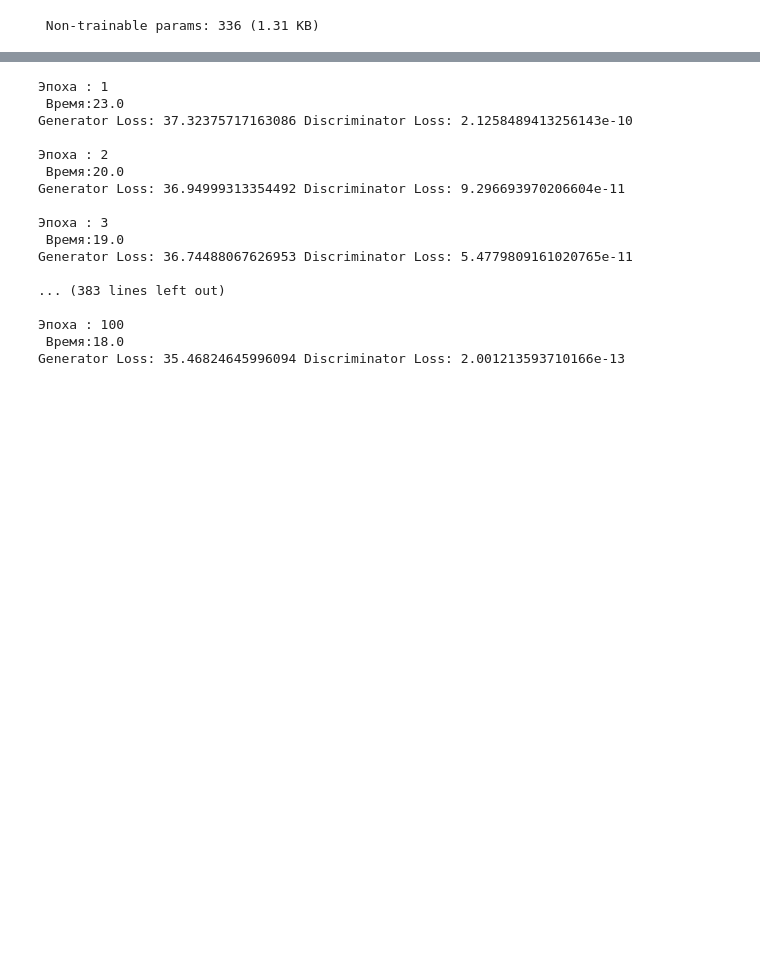
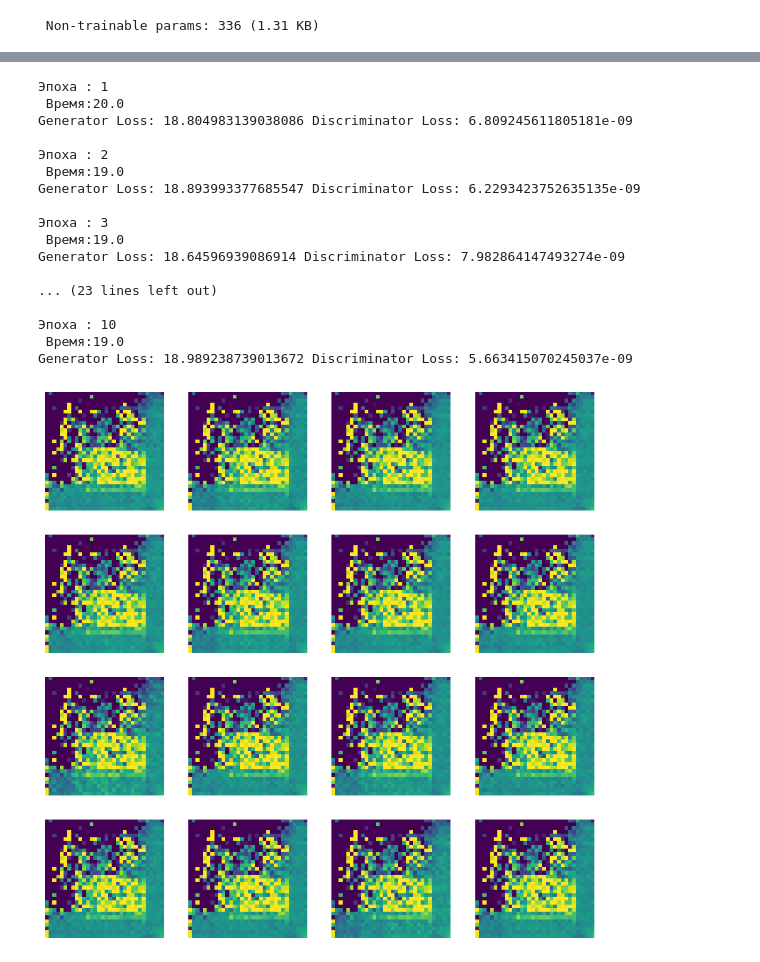
Before and after one commit to Maxxx-VS/The-Founder, a Jupyter notebook: 35_4_GAN_MNIST_fashion.ipynb, the cells around one changed output, grey strips where cells are left out. Cells and saved outputs as stored; diff of their text form; code cells hidden in the pictures; blank space fills up the shorter version.

```diff
--- a/35_4_GAN_MNIST_fashion.ipynb
+++ b/35_4_GAN_MNIST_fashion.ipynb
@@ -303,25 +303,39 @@ def train(epochs, dataset):
         G_loss.append(loss['gen_loss'])
     return (G_loss, D_loss)
 # %%
-G, D = train(100, dataset)
+G, D = train(10, dataset)
 # %% [output]
 Эпоха : 1
- Время:23.0
-Generator Loss: 37.32375717163086 Discriminator Loss: 2.1258489413256143e-10
+ Время:20.0
+Generator Loss: 18.804983139038086 Discriminator Loss: 6.809245611805181e-09
 
 Эпоха : 2
- Время:20.0
-Generator Loss: 36.94999313354492 Discriminator Loss: 9.296693970206604e-11
+ Время:19.0
+Generator Loss: 18.893993377685547 Discriminator Loss: 6.2293423752635135e-09
 
 Эпоха : 3
  Время:19.0
-Generator Loss: 36.74488067626953 Discriminator Loss: 5.4779809161020765e-11
+Generator Loss: 18.64596939086914 Discriminator Loss: 7.982864147493274e-09
 
-... (383 lines left out)
+... (23 lines left out)
 
-Эпоха : 100
- Время:18.0
-Generator Loss: 35.46824645996094 Discriminator Loss: 2.001213593710166e-13
+Эпоха : 10
+ Время:19.0
+Generator Loss: 18.989238739013672 Discriminator Loss: 5.663415070245037e-09
+# %%
+def plot_generated_images(square = 4):
+    plt.figure(figsize = (10,10))
+    for i in range(square * square):
+        plt.subplot(square, square, i+1)
+        noise = np.random.normal(0,1,(1,LATENT_DIM))
+        img = generator(noise)
+        plt.imshow(np.clip((img[0,...]+1)/2, 0, 1))
+        plt.axis('off')
+        plt.grid()
+
+plot_generated_images(4)
+# %% [output]
+[figure, added]
 # %%
 def loss_plot(G, D):
     plt.figure(figsize=(10,10))
```
Also changed, not shown: parts of 15 cells of this notebook.
